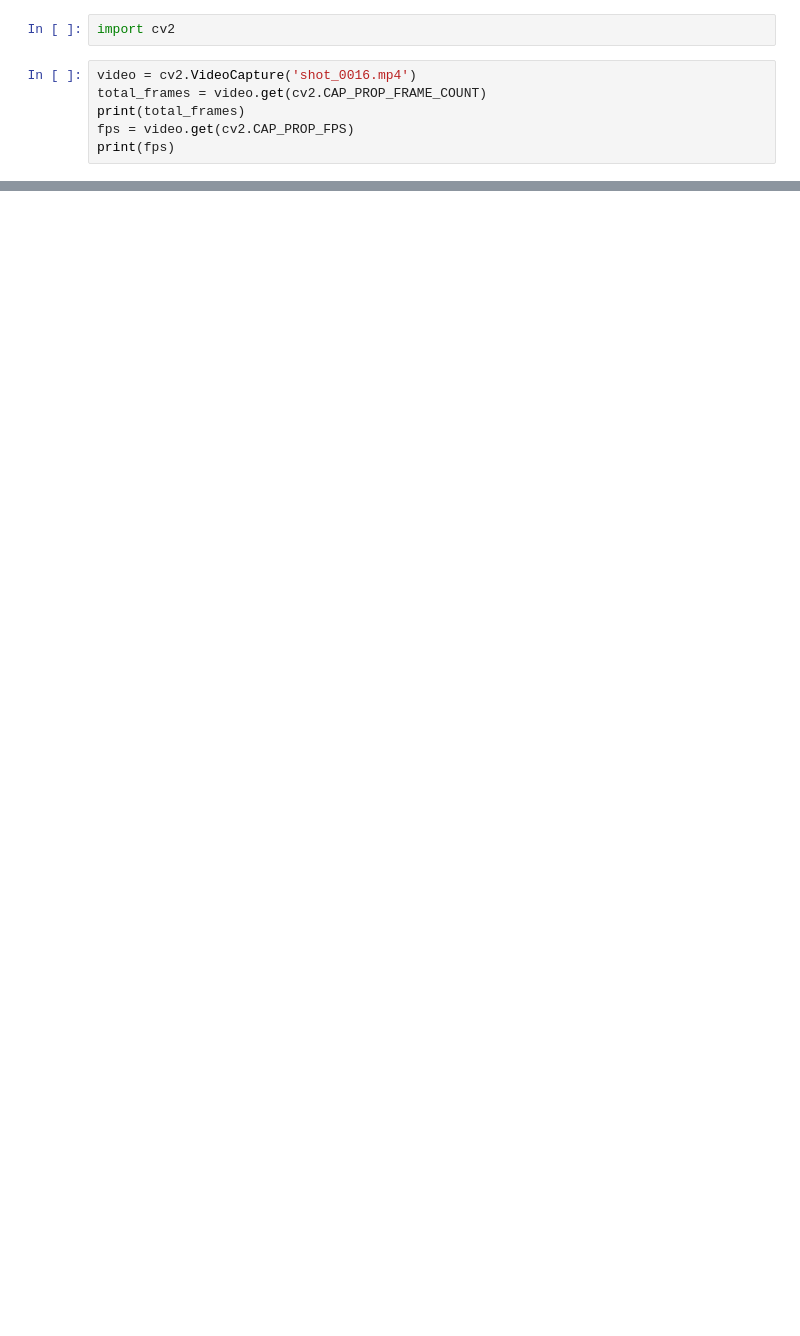
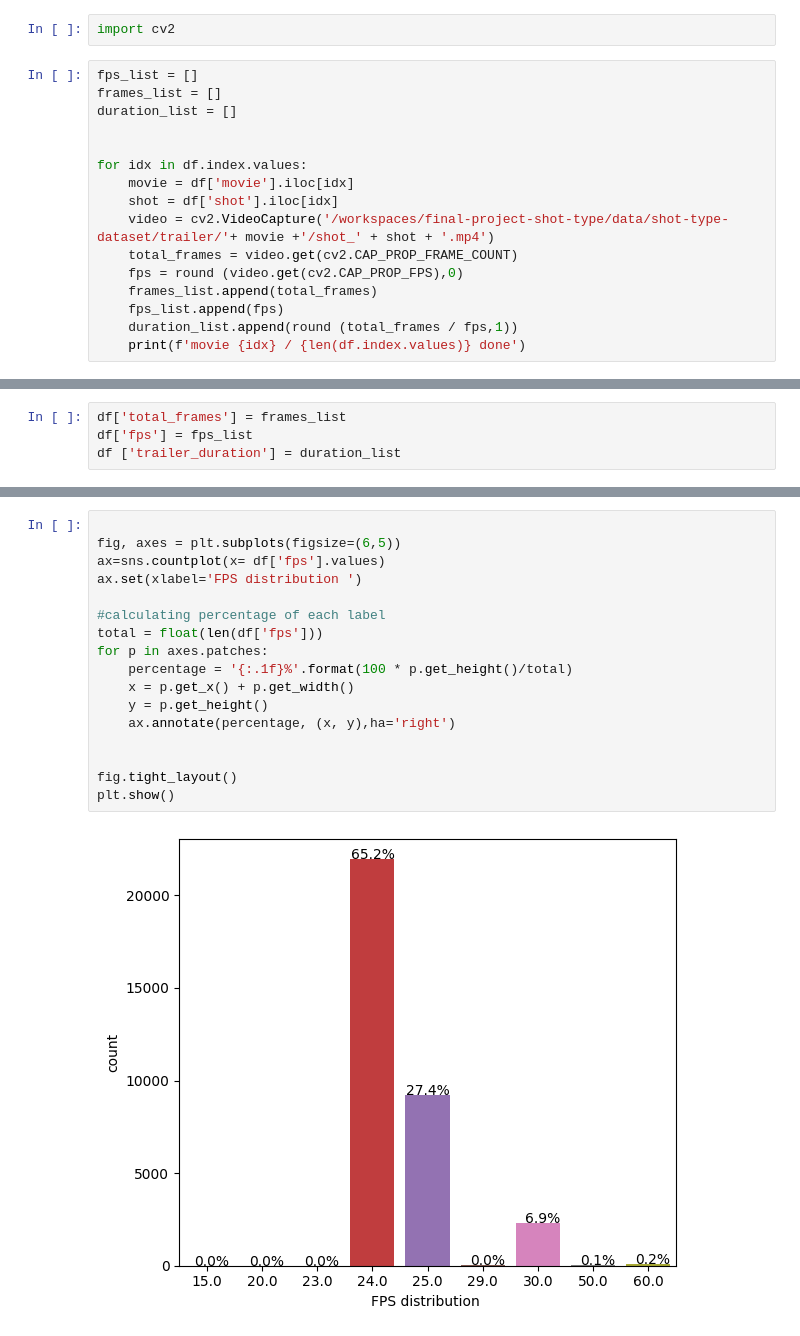
Before and after one commit to DaDeCar/Shot-type-for-Ads-DD, a Jupyter notebook: jupyters _notebooks/EDA.ipynb, the cells around one changed output, grey strips where cells are left out. Drawn from its saved outputs; the diff is of its cells as text; blank space fills up the shorter version.

```diff
--- a/jupyters _notebooks/EDA.ipynb
+++ b/jupyters _notebooks/EDA.ipynb
@@ -114,8 +119,18 @@ plt.show()
 # %%
 import cv2
-# %%
-video = cv2.VideoCapture('shot_0016.mp4')
-total_frames = video.get(cv2.CAP_PROP_FRAME_COUNT)
-print(total_frames)
-fps = video.get(cv2.CAP_PROP_FPS)
-print(fps)
+# %%
+fps_list = []
+frames_list = []
+duration_list = []
+
+
+for idx in df.index.values:
+    movie = df['movie'].iloc[idx]
+    shot = df['shot'].iloc[idx]
+    video = cv2.VideoCapture('/workspaces/final-project-shot-type/data/shot-type-dataset/trailer/'+ movie +'/shot_' + shot + '.mp4')
+    total_frames = video.get(cv2.CAP_PROP_FRAME_COUNT)
+    fps = round (video.get(cv2.CAP_PROP_FPS),0)
+    frames_list.append(total_frames)
+    fps_list.append(fps)
+    duration_list.append(round (total_frames / fps,1))
+    print(f'movie {idx} / {len(df.index.values)} done')
@@ -121,0 +155,4 @@ print(fps)
+# %%
+df['total_frames'] = frames_list
+df['fps'] = fps_list
+df ['trailer_duration'] = duration_list
@@ -121,0 +181,19 @@ print(fps)
+# %%
+
+fig, axes = plt.subplots(figsize=(6,5))
+ax=sns.countplot(x= df['fps'].values)
+ax.set(xlabel='FPS distribution ')
+
+#calculating percentage of each label
+total = float(len(df['fps']))
+for p in axes.patches:
+    percentage = '{:.1f}%'.format(100 * p.get_height()/total)
+    x = p.get_x() + p.get_width()
+    y = p.get_height()
+    ax.annotate(percentage, (x, y),ha='right')
+
+
+fig.tight_layout()
+plt.show()
+# %% [output]
+[figure, added]
```
Also changed, not shown: parts of 11 cells of this notebook, 2 other files.
